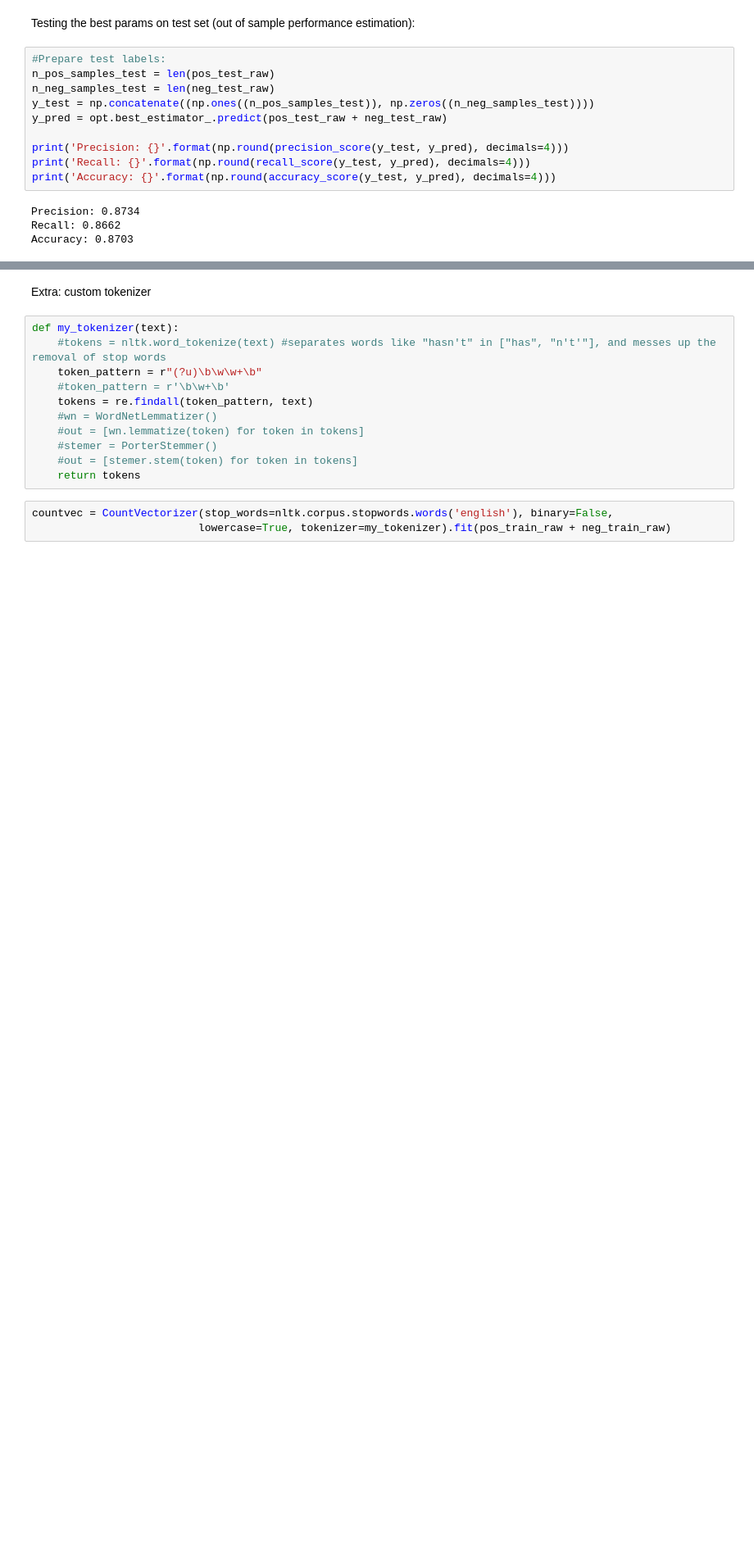
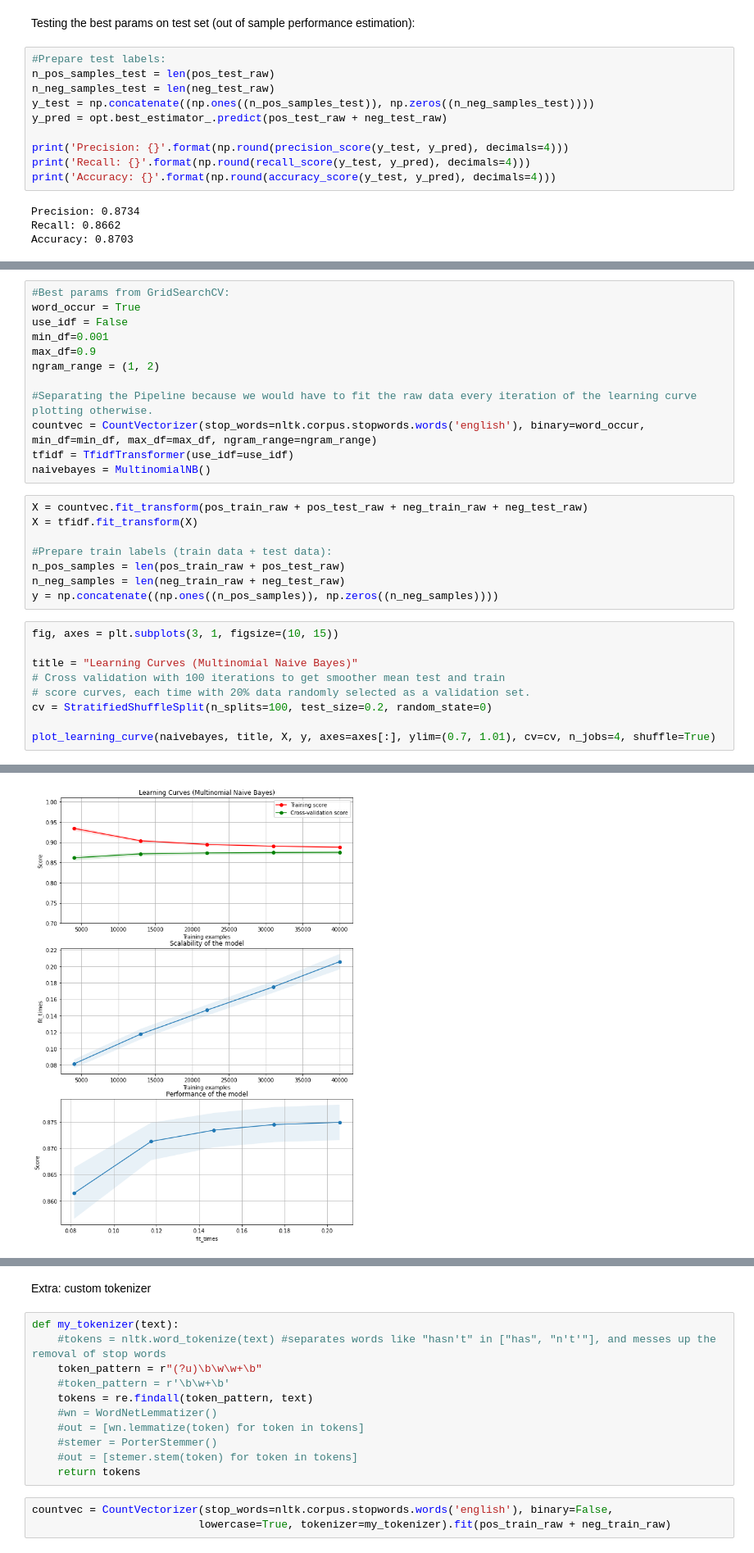
Before and after one commit to lucasmfaria/movie-sentiment-analysis, a Jupyter notebook: notebooks/sentiment_study.ipynb, the cells around one changed output, grey strips where cells are left out. Shown: that part at 82% size. Saved outputs shown, nothing was run; the diff lists cells and outputs as text; blank space fills up the shorter version.

Commit message:
Added the learning curve study

```diff
--- a/notebooks/sentiment_study.ipynb
+++ b/notebooks/sentiment_study.ipynb
@@ -616,0 +628,30 @@ Accuracy: 0.8703
+# %%
+#Best params from GridSearchCV:
+word_occur = True
+use_idf = False
+min_df=0.001
+max_df=0.9
+ngram_range = (1, 2)
+
+#Separating the Pipeline because we would have to fit the raw data every iteration of the learning curve plotting otherwise.
+countvec = CountVectorizer(stop_words=nltk.corpus.stopwords.words('english'), binary=word_occur, min_df=min_df, max_df=max_df, ngram_range=ngram_range)
+tfidf = TfidfTransformer(use_idf=use_idf)
+naivebayes = MultinomialNB()
+# %%
+X = countvec.fit_transform(pos_train_raw + pos_test_raw + neg_train_raw + neg_test_raw)
+X = tfidf.fit_transform(X)
+
+#Prepare train labels (train data + test data):
+n_pos_samples = len(pos_train_raw + pos_test_raw)
+n_neg_samples = len(neg_train_raw + neg_test_raw)
+y = np.concatenate((np.ones((n_pos_samples)), np.zeros((n_neg_samples))))
+# %%
+fig, axes = plt.subplots(3, 1, figsize=(10, 15))
+
+title = "Learning Curves (Multinomial Naive Bayes)"
+# Cross validation with 100 iterations to get smoother mean test and train
+# score curves, each time with 20% data randomly selected as a validation set.
+cv = StratifiedShuffleSplit(n_splits=100, test_size=0.2, random_state=0)
+
+plot_learning_curve(naivebayes, title, X, y, axes=axes[:], ylim=(0.7, 1.01), cv=cv, n_jobs=4, shuffle=True)
+# %% [output]
@@ -616,0 +659 @@ Accuracy: 0.8703
+[figure, added]
```
Also changed, not shown: parts of 5 cells of this notebook, 1 other file.
